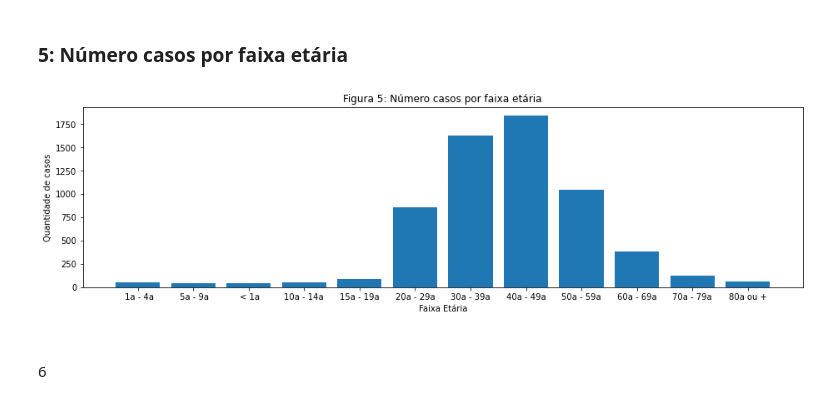
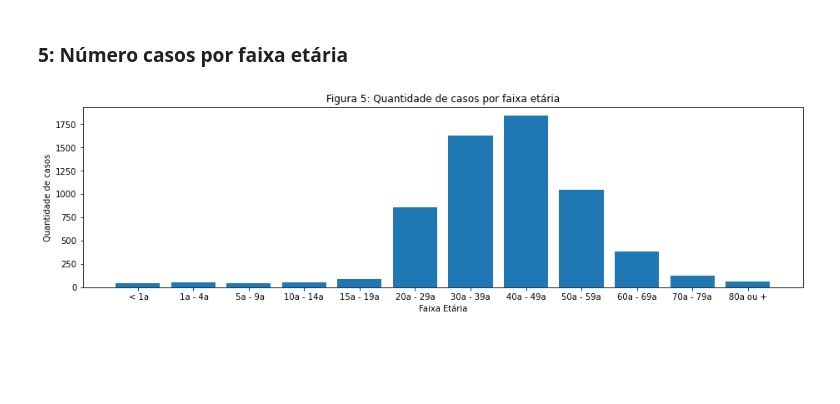
Before and after one commit to Mfp16/analise-base-covid-manaus, a Jupyter notebook: charts.ipynb, the cells around one changed output. Drawn from its saved outputs; the diff is of its cells as text; code cells hidden in the pictures; blank space fills up the shorter version.

Commit message:
feat: chart 6 ok

```diff
--- a/charts.ipynb
+++ b/charts.ipynb
@@ -69,21 +77,33 @@ plt.show()
 # %% [markdown]
 ### 5: Número casos por faixa etária
 # %%
+# configuracao da base de dados
 data = confirmed_cases
+
+
+# agrupamento por faixa etaria
 groups = data.groupby(['_faixa etária'])
-
 age_groups = groups.groups.keys()
 cases = groups.size().array
 
+# funcao de ajuste de ordenacao especifica
+def sorting_adjustment(list_items):
+    list_aux = list(list_items)
+    aux = list_aux[2]
+    del(list_aux[2])
+    list_aux.insert(0, aux)
+    return list_aux
+
+age_groups = sorting_adjustment(age_groups)
+cases = sorting_adjustment(cases)
+
+# configuracao de construcao do grafico
 fig = plt.figure(figsize=(12,3))
 ax = fig.add_axes([0,0,1,1])
 ax.bar(age_groups,cases)
 plt.xlabel('Faixa Etária')
 plt.ylabel('Quantidade de casos')
-plt.title('Figura 5: Número casos por faixa etária')
+plt.title('Figura 5: Quantidade de casos por faixa etária')
 plt.show()
 # %% [output]
-[figure, old version]
+[figure, new version]
-# %% [markdown]
-###
-6
```
Also changed, not shown: parts of 4 cells of this notebook.
